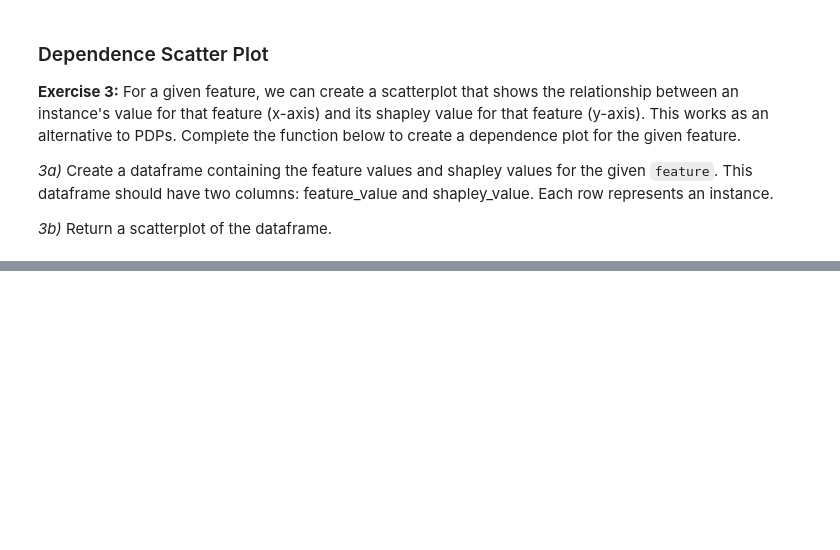
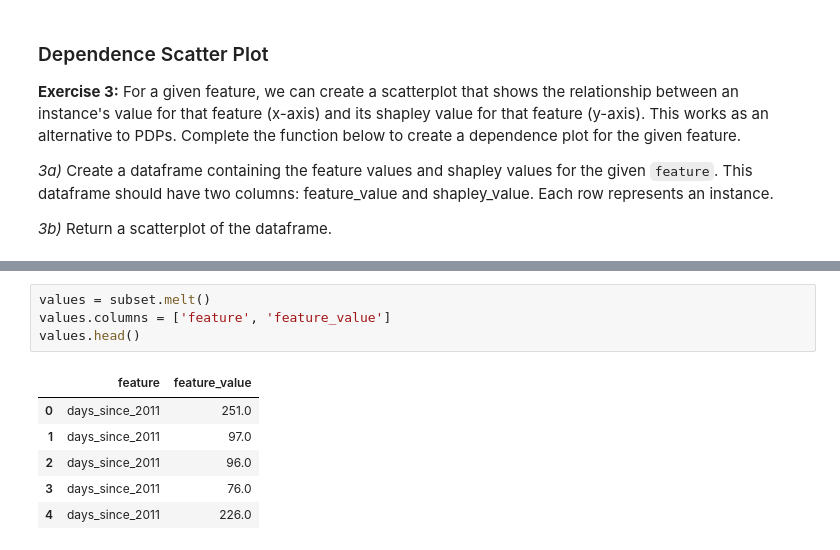
Before and after one commit to DanielKerrigan/vis4ml-class-notebooks, a Jupyter notebook: 05_solutions.ipynb, the cells around one changed output, grey strips where cells are left out. Drawn from its saved outputs; the diff is of its cells as text; blank space fills up the shorter version.

```diff
--- a/05_solutions.ipynb
+++ b/05_solutions.ipynb
@@ -198,0 +277,11 @@ plot_dependence(subset, shapley, 'temp')
+# %%
+values = subset.melt()
+values.columns = ['feature', 'feature_value']
+values.head()
+# %% [output]
+|  | feature | feature_value |
+| 0 | days_since_2011 | 251.0 |
+| 1 | days_since_2011 | 97.0 |
+| 2 | days_since_2011 | 96.0 |
+| 3 | days_since_2011 | 76.0 |
+| 4 | days_since_2011 | 226.0 |
```
Also changed, not shown: parts of 24 cells of this notebook.
